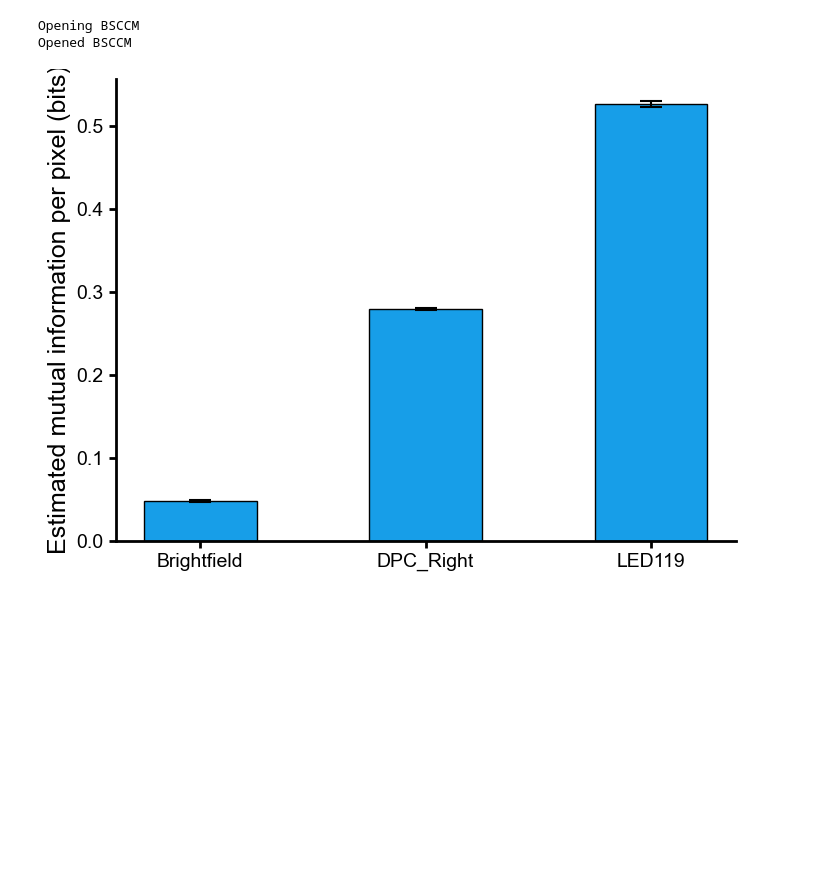
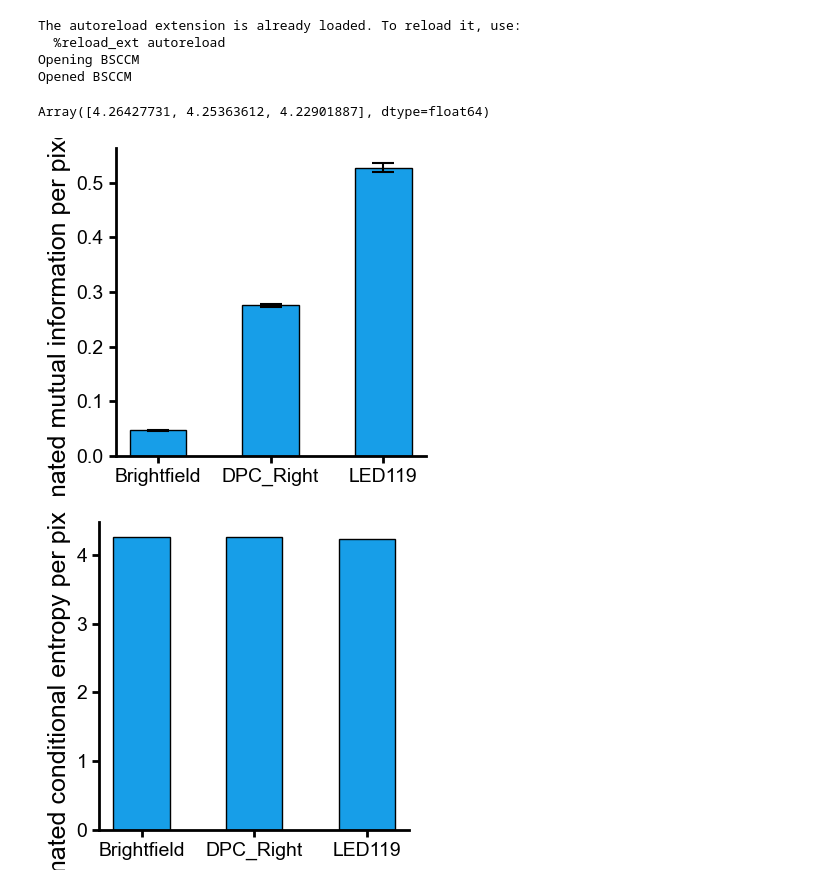
Before and after one commit to Waller-Lab/EncodingInformation, a Jupyter notebook: modeling_and_mi_estimation/MI_estimator_demonstration.ipynb, the cells around one changed output. Cells and saved outputs as stored; diff of their text form; code cells hidden in the pictures; blank space fills up the shorter version.

```diff
--- a/modeling_and_mi_estimation/MI_estimator_demonstration.ipynb
+++ b/modeling_and_mi_estimation/MI_estimator_demonstration.ipynb
@@ -7,7 +7,7 @@ config.update("jax_enable_x64", True)
 
 import os
 os.environ["CUDA_DEVICE_ORDER"] = "PCI_BUS_ID"
-os.environ["CUDA_VISIBLE_DEVICES"] = '2'
+os.environ["CUDA_VISIBLE_DEVICES"] = '3'
 from gpu_utils import limit_gpu_memory_growth
 limit_gpu_memory_growth()
 
@@ -24,6 +24,8 @@ import jax.numpy as np
 
 bsccm = BSCCM('/home/hpinkard_waller/data/BSCCM/')
 # %% [output]
+The autoreload extension is already loaded. To reload it, use:
+  %reload_ext autoreload
 Opening BSCCM
 Opened BSCCM
 # %%
@@ -53,42 +66,61 @@ mi_confidences = np.array(mi_confidences)
-# %%
-mi_means = onp.array(mi_means)
-mi_confidences = onp.array(mi_confidences)
-# %%
-# swap the data so that the Brightfield data is in position 0 and the other two shift one to the right
-mi_means[[0, 1, 2]] = onp.array(mi_means)[[2, 0, 1]]
-mi_confidences[[0, 1, 2]] = onp.array(mi_confidences)[[2, 0, 1]]
-channel_names = ['Brightfield', 'DPC_Right', 'LED119' ]
+# %%
+h_y_given_x_means
+# %% [output]
+Array([4.26427731, 4.25363612, 4.22901887], dtype=float64)
 # %%
 # set the width of the bars
 bar_width = 0.35
 
 
 # create a paired bar plot of results
-fig, ax = plt.subplots(1, 1, figsize=(8, 6))
+fig, ax = plt.subplots(1, 1, figsize=(4, 4))
 
 
 # create the bar plots
 bar_width = 0.5
 lower_errors = mi_means - mi_confidences[:, 0]
 upper_errors = mi_confidences[:, 1] - mi_means
 
 # Calculate the positions where the bars should be placed to be centered on the ticks
 positions = np.arange(len(channel_names)) + 0.5 * bar_width
 
 ax.bar(
     positions,
     mi_means,
     yerr=np.array([lower_errors, upper_errors]),
     width=bar_width,
     color=colors[0],
     edgecolor='k',
     linewidth=1,
     error_kw={'capsize': 8, 'capthick': 1.5}
 )
 
 # add labels, title, and legend
 ax.set_xticks(np.arange(len(channel_names)) + bar_width / 2, channel_names)
 ax.set_ylabel('Estimated mutual information per pixel (bits)')
 clear_spines(ax)
+
+# make another plot for conditional entropy
+fig, ax = plt.subplots(1, 1, figsize=(4, 4))
+
+lower_errors = h_y_given_x_means - h_y_given_x_confidences[:, 0]
+upper_errors = h_y_given_x_confidences[:, 1] - h_y_given_x_means
+
+ax.bar(
+    positions,
+    h_y_given_x_means,
+    # yerr=np.array([lower_errors, upper_errors]),
+    width=bar_width,
+    color=colors[0],
+    edgecolor='k',
+    linewidth=1,
+    error_kw={'capsize': 8, 'capthick': 1.5}
+)
+
+# add labels, title, and legend
+ax.set_xticks(np.arange(len(channel_names)) + bar_width / 2, channel_names)
+ax.set_ylabel('Estimated conditional entropy per pixel (bits)')
+clear_spines(ax)
 # %% [output]
-[figure, old version]
+[figure, new version]
+[figure, added]
```
Also changed, not shown: parts of 1 cell of this notebook, 3 other files.
